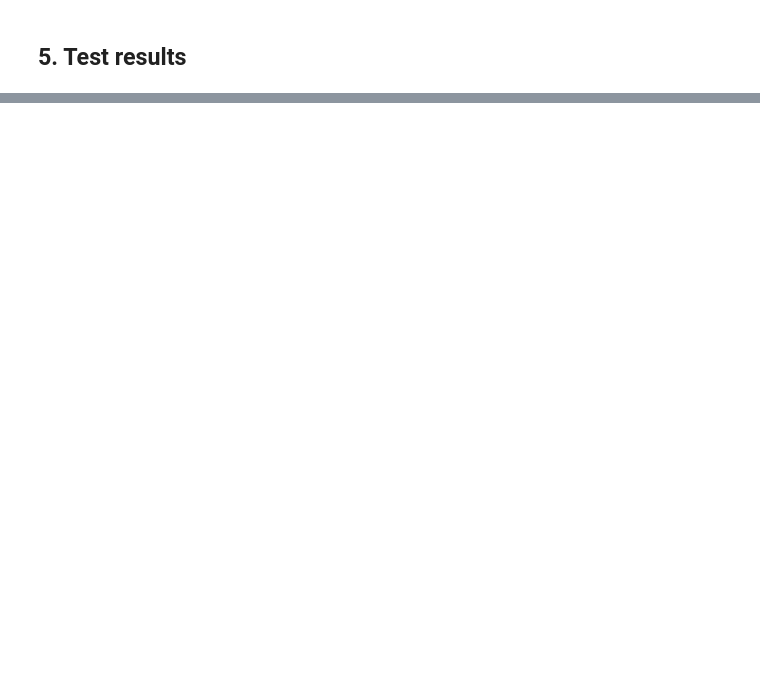
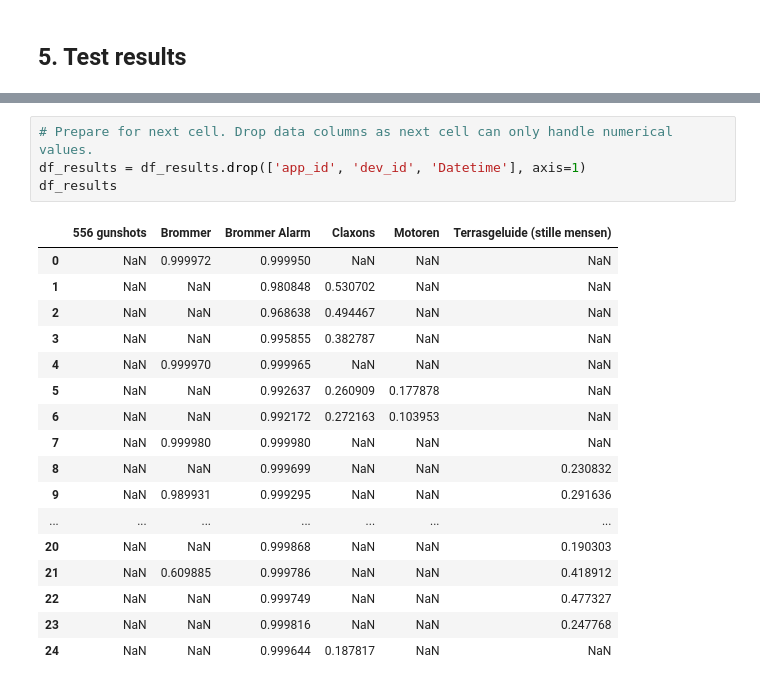
Before and after one commit to MichielBbal/OpenEars, a Jupyter notebook: OpenEars - getting testdata from Sensemakers IoT Platform v1.ipynb, the cells around one changed output, grey strips where cells are left out. Cells and saved outputs as stored; diff of their text form; blank space fills up the shorter version.

```diff
--- a/OpenEars - getting testdata from Sensemakers IoT Platform v1.ipynb
+++ b/OpenEars - getting testdata from Sensemakers IoT Platform v1.ipynb
@@ -161 +169,23 @@ df_testdata.head()
+# %%
+# Prepare for next cell. Drop data columns as next cell can only handle numerical values.
+df_results = df_results.drop(['app_id', 'dev_id', 'Datetime'], axis=1)
+df_results
+# %% [output]
+|  | 556 gunshots | Brommer | Brommer Alarm | Claxons | Motoren | Terrasgeluide (stille mensen) |
+| 0 | NaN | 0.999972 | 0.999950 | NaN | NaN | NaN |
+| 1 | NaN | NaN | 0.980848 | 0.530702 | NaN | NaN |
+| 2 | NaN | NaN | 0.968638 | 0.494467 | NaN | NaN |
+| 3 | NaN | NaN | 0.995855 | 0.382787 | NaN | NaN |
+| 4 | NaN | 0.999970 | 0.999965 | NaN | NaN | NaN |
+| 5 | NaN | NaN | 0.992637 | 0.260909 | 0.177878 | NaN |
+| 6 | NaN | NaN | 0.992172 | 0.272163 | 0.103953 | NaN |
+| 7 | NaN | 0.999980 | 0.999980 | NaN | NaN | NaN |
+| 8 | NaN | NaN | 0.999699 | NaN | NaN | 0.230832 |
+| 9 | NaN | 0.989931 | 0.999295 | NaN | NaN | 0.291636 |
+| ... | ... | ... | ... | ... | ... | ... |
+| 20 | NaN | NaN | 0.999868 | NaN | NaN | 0.190303 |
+| 21 | NaN | 0.609885 | 0.999786 | NaN | NaN | 0.418912 |
+| 22 | NaN | NaN | 0.999749 | NaN | NaN | 0.477327 |
+| 23 | NaN | NaN | 0.999816 | NaN | NaN | 0.247768 |
+| 24 | NaN | NaN | 0.999644 | 0.187817 | NaN | NaN |
 # %%
```
Also changed, not shown: parts of 15 cells of this notebook, 2 other files.
